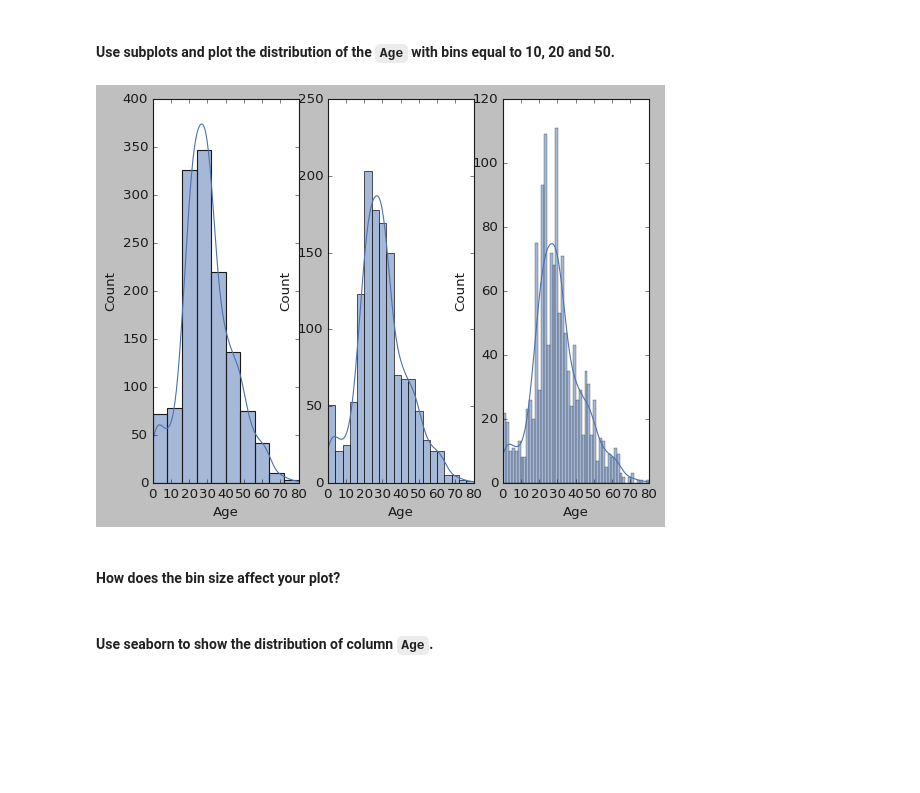
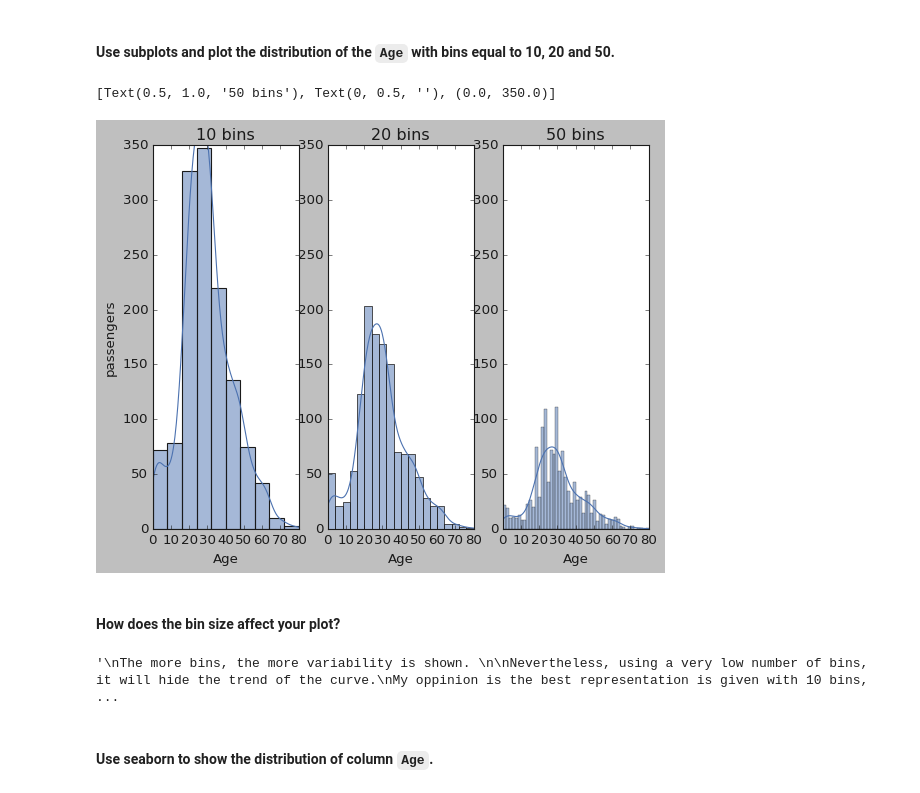
Before and after one commit to Ironhack-Data-Madrid-Octubre-2021/lab-matplotlib-seaborn, a Jupyter notebook: your-code/main.ipynb, the cells around one changed output. Drawn from its saved outputs; the diff is of its cells as text; code cells hidden in the pictures; blank space fills up the shorter version.

Commit message:
lab terminado con graficas dentro de figures

```diff
--- a/your-code/main.ipynb
+++ b/your-code/main.ipynb
@@ -299,24 +300,30 @@ fig04.figure.savefig("../figures/04_Age_distribution_of_Titanic_passengers.png",
 # %%
 fig05 , axs = plt.subplots(1, 3)
 
 plt.sca(axs[0])
-sns.histplot(x=titanic.Age, kde=True , bins=10)
+sns.histplot(x=titanic.Age, kde=True , bins=10).set(title='10 bins',ylabel='passengers',ylim=(0,350))
 plt.sca(axs[1])
-sns.histplot(x=titanic.Age, kde=True , bins=20)
+sns.histplot(x=titanic.Age, kde=True , bins=20).set(title='20 bins',ylabel='',ylim=(0,350))
 plt.sca(axs[2])
-sns.histplot(x=titanic.Age, kde=True , bins=50)
+sns.histplot(x=titanic.Age, kde=True , bins=50).set(title='50 bins',ylabel='',ylim=(0,350))
 
 fig05.figure.savefig("../figures/05_Age_distribution_of_Titanic_passengers_differents_bins.png", dpi=1000)
 # %% [output]
+[Text(0.5, 1.0, '50 bins'), Text(0, 0.5, ''), (0.0, 350.0)]
-[figure, old version]
+[figure, new version]
 # %% [markdown]
 #### How does the bin size affect your plot?
 # %%
 """
-The more bins the more variability is shown.
+The more bins, the more variability is shown.
 Nevertheless, using a very low number of bins, it will hide the trend of the curve.
-My oppinion is the best representation is given with 10 bins, as it follows the curve perfectly and it smoths the effects of outliers.
+My oppinion is the best representation is given with 10 bins:
+    - as it follows the curve perfectly,
+    - it smoths the effects of outliers,
+    - each bin is bigger and includes a higher number of passengers, making it easier to understand how big is the population
 """
+# %% [output]
+'\nThe more bins, the more variability is shown. \n\nNevertheless, using a very low number of bins, it will hide the trend of the curve.\nMy oppinion is the best representation is given with 10 bins,  ...
 # %% [markdown]
 #### Use seaborn to show the distribution of column `Age`.
 # %%
```
Also changed, not shown: parts of 33 cells of this notebook, 16 other files.
